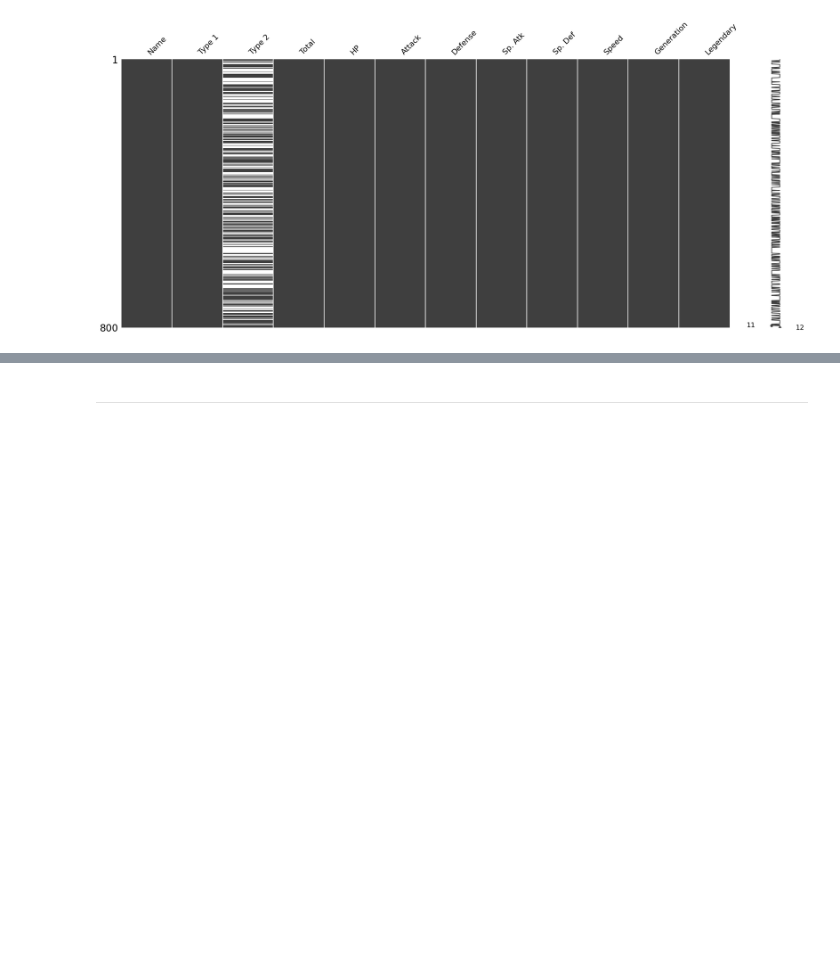
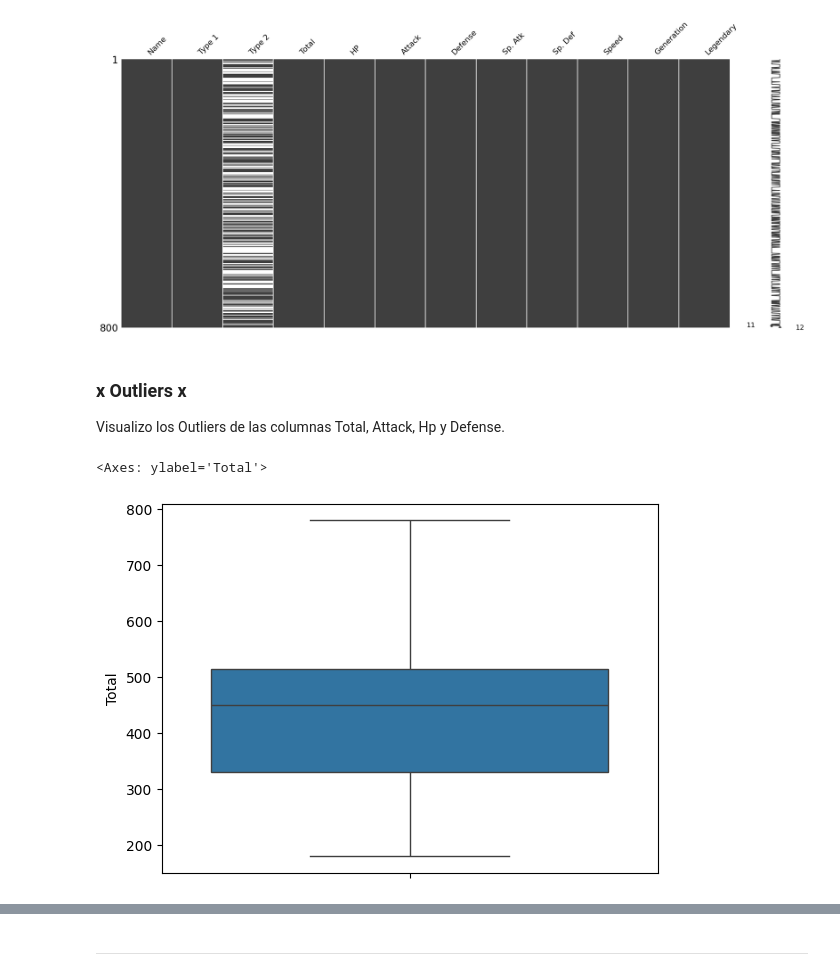
Before and after one commit to borjabarber/EDA_POKEMON, a Jupyter notebook: 2_Analisis_EDA.ipynb, the cells around one changed output, grey strips where cells are left out. Drawn from its saved outputs; the diff is of its cells as text; code cells hidden in the pictures; blank space fills up the shorter version.

```diff
--- a/2_Analisis_EDA.ipynb
+++ b/2_Analisis_EDA.ipynb
@@ -161,3 +162,12 @@ msno.matrix(pokemon)
 # %% [output]
 <Axes: >
 [figure]
+# %% [markdown]
+###  x Outliers x
+Visualizo los Outliers de las columnas Total, Attack, Hp y Defense.
+# %%
+
+sns.boxplot(pokemon, y='Total')
+# %% [output]
+<Axes: ylabel='Total'>
+[figure, added]
```
Also changed, not shown: parts of 16 cells of this notebook.
